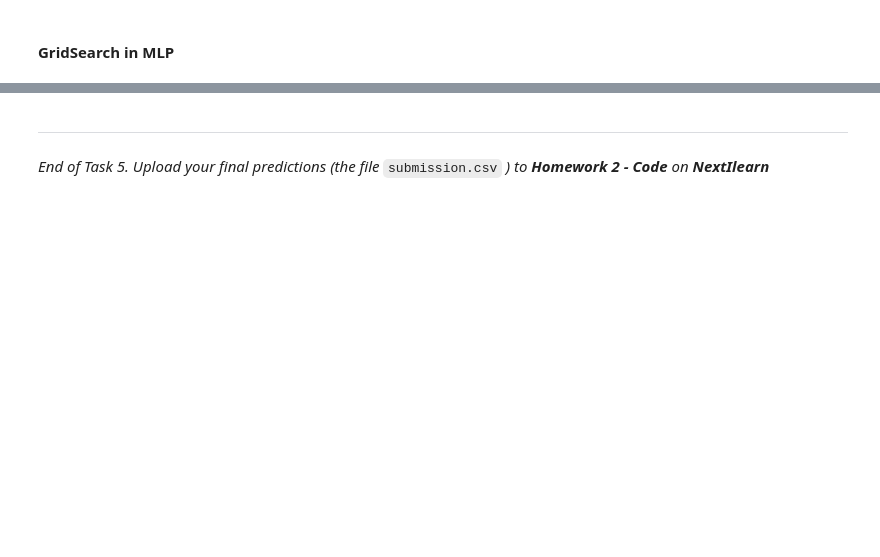
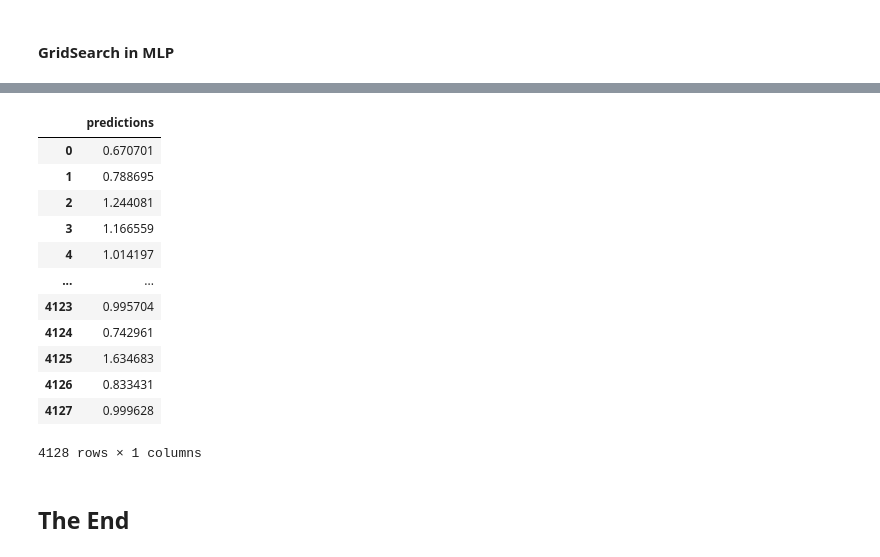
Before and after one commit to ignsagita/regression-nn-housing, a Jupyter notebook: regression-nn-housing.ipynb, the cells around one changed output, grey strips where cells are left out. Drawn from its saved outputs; the diff is of its cells as text; code cells hidden in the pictures; blank space fills up the shorter version.

```diff
--- a/regression-nn-housing.ipynb
+++ b/regression-nn-housing.ipynb
@@ -551,11 +644,24 @@ for hidden_dim, lr, dropout in product(hidden_dims, learning_rates, dropouts):
 # %%
 model.eval()
 with pt.no_grad():
-    predictions = model(pt.tensor(data_test_scaled, dtype=pt.float32).to(device)).cpu().numpy()
+    predictions = model(pt.tensor(X_test_scaled.values, dtype=pt.float32).to(device)).cpu().numpy()
 
-#save to CSV
+# Final Result
 result_dl = pd.DataFrame(predictions, columns=['predictions'])
+result_dl
+# %% [output]
+|  | predictions |
+| 0 | 0.670701 |
+| 1 | 0.788695 |
+| 2 | 1.244081 |
+| 3 | 1.166559 |
+| 4 | 1.014197 |
+| ... | ... |
+| 4123 | 0.995704 |
+| 4124 | 0.742961 |
+| 4125 | 1.634683 |
+| 4126 | 0.833431 |
+| 4127 | 0.999628 |
+4128 rows × 1 columns
-# %% [markdown]
----
-
-*End of Task 5. Upload your final predictions (the file* `submission.csv` *) to **Homework 2 - Code** on **NextIlearn***
+# %% [markdown]
+## The End
```
Also changed, not shown: parts of 11 cells of this notebook.
